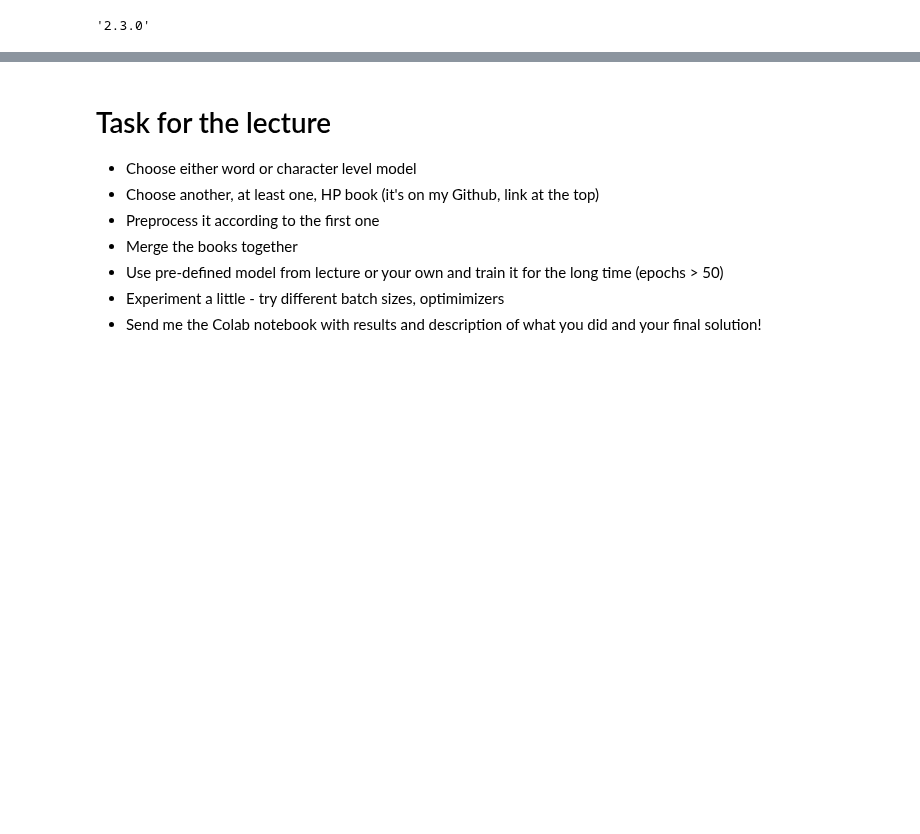
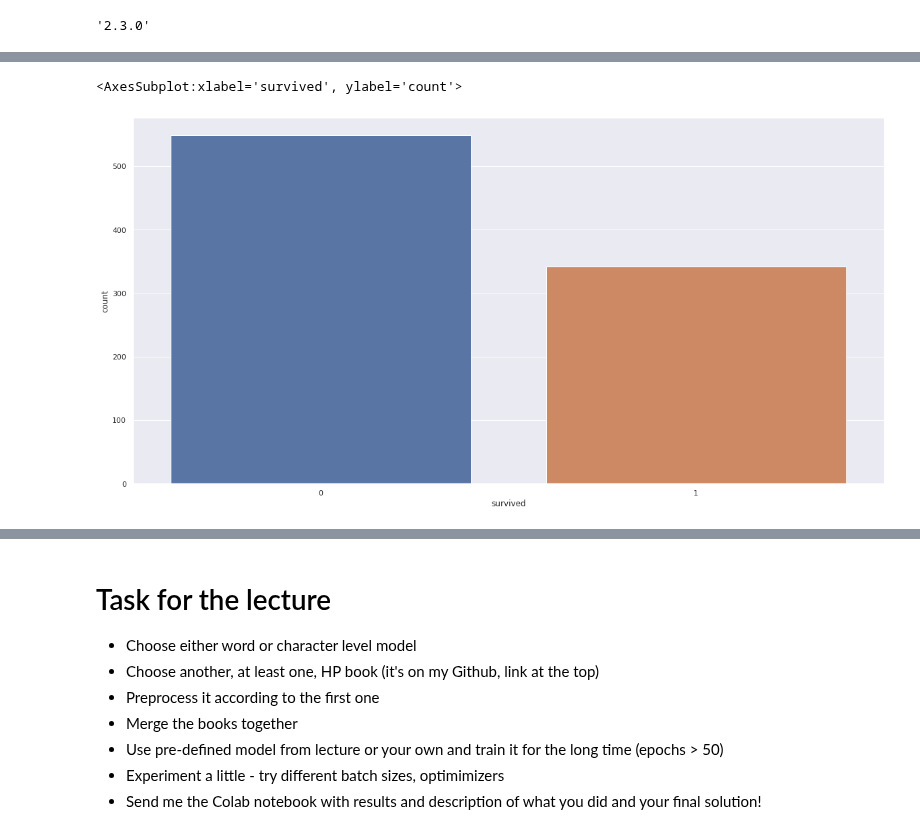
Before and after one commit to vojtechcima/2020-21-ARD, a Jupyter notebook: abd_09.ipynb, the cells around one changed output, grey strips where cells are left out. Saved outputs shown, nothing was run; the diff lists cells and outputs as text; code cells hidden in the pictures; blank space fills up the shorter version.

```diff
--- a/abd_09.ipynb
+++ b/abd_09.ipynb
@@ -476,0 +42,2 @@ for i in range(500):
+# %%
+sns.set_theme(style="darkgrid")
@@ -476,0 +46,2 @@ for i in range(500):
+# %%
+df = pd.read_csv('https://raw.githubusercontent.com/rasvob/2020-21-ARD/master/datasets/titanic_train.csv')
@@ -476,0 +119,6 @@ for i in range(500):
+# %%
+plt.figure(figsize=(20, 10))
+sns.countplot(data=df, x='survived')
+# %% [output]
+<AxesSubplot:xlabel='survived', ylabel='count'>
+[figure, added]
```
Also changed, not shown: parts of 173 cells of this notebook.
